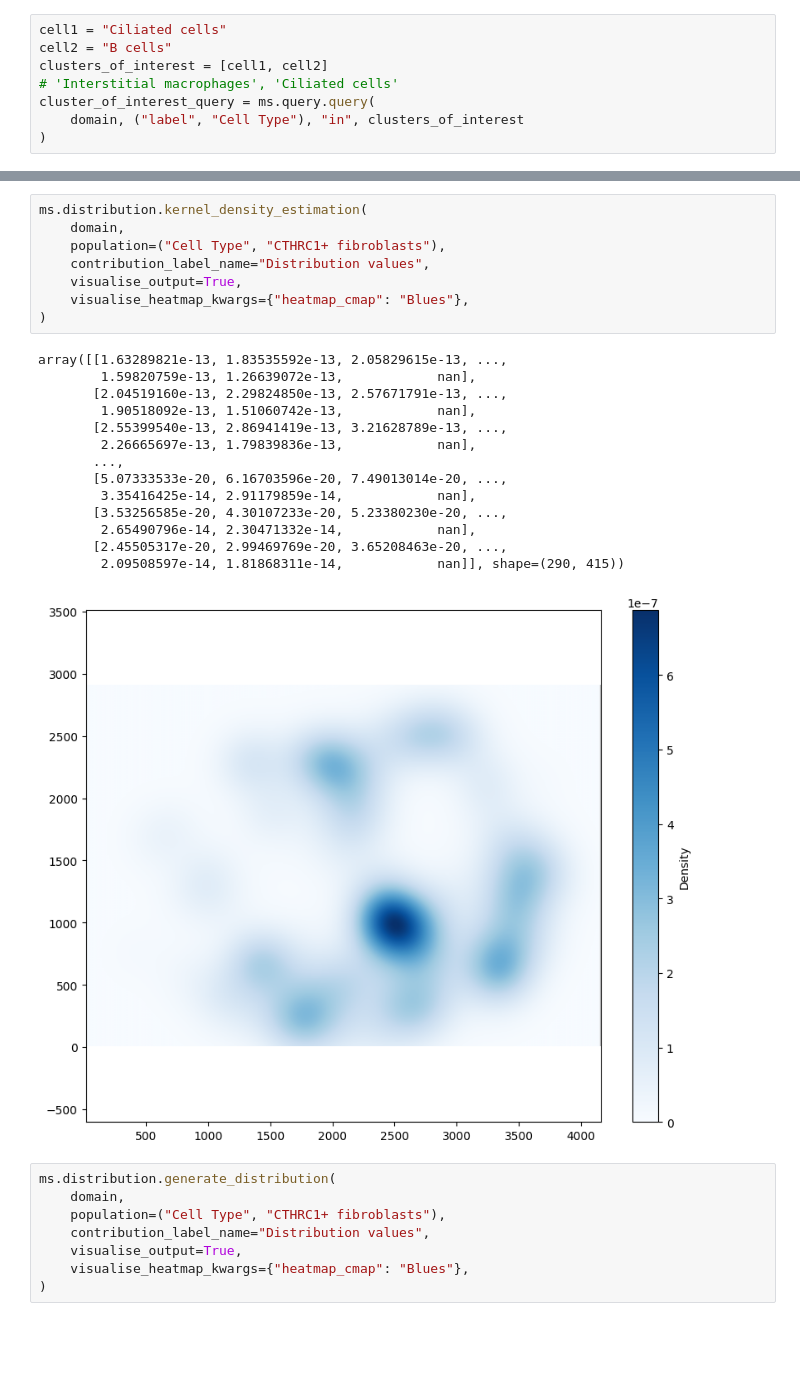
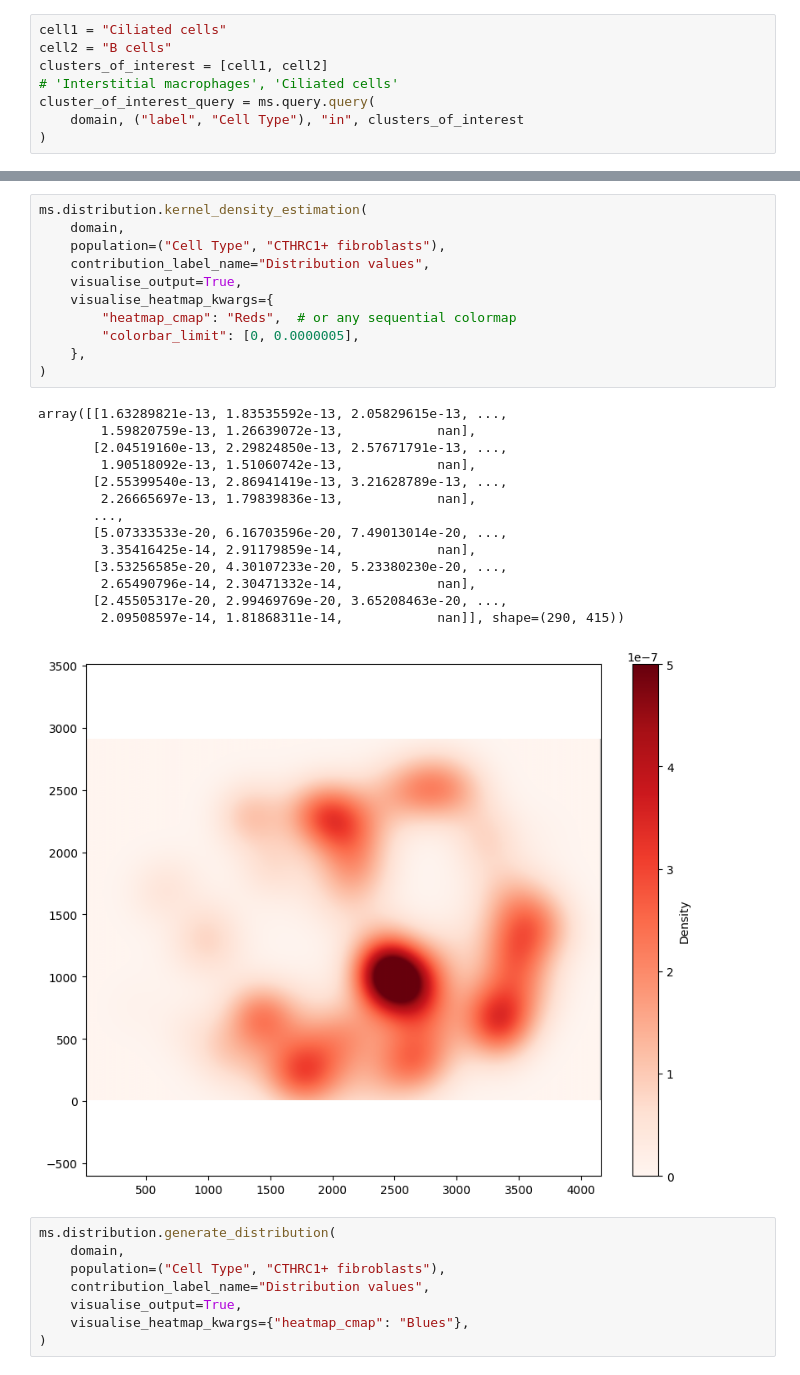
Before and after one commit to spatts14/AirScape_analysis, a Jupyter notebook: notebooks/visualize_muspan.ipynb, the cells around one changed output, grey strips where cells are left out. Cells and saved outputs as stored; diff of their text form; blank space fills up the shorter version.

```diff
--- a/notebooks/visualize_muspan.ipynb
+++ b/notebooks/visualize_muspan.ipynb
@@ -110,26 +125,29 @@ cluster_of_interest_query = ms.query.query(
 # %%
 ms.distribution.kernel_density_estimation(
     domain,
     population=("Cell Type", "CTHRC1+ fibroblasts"),
     contribution_label_name="Distribution values",
     visualise_output=True,
-    visualise_heatmap_kwargs={"heatmap_cmap": "Blues"},
+    visualise_heatmap_kwargs={
+        "heatmap_cmap": "Reds",  # or any sequential colormap
+        "colorbar_limit": [0, 0.0000005],
+    },
 )
 # %% [output]
 array([[1.63289821e-13, 1.83535592e-13, 2.05829615e-13, ...,
         1.59820759e-13, 1.26639072e-13,            nan],
        [2.04519160e-13, 2.29824850e-13, 2.57671791e-13, ...,
         1.90518092e-13, 1.51060742e-13,            nan],
        [2.55399540e-13, 2.86941419e-13, 3.21628789e-13, ...,
         2.26665697e-13, 1.79839836e-13,            nan],
        ...,
        [5.07333533e-20, 6.16703596e-20, 7.49013014e-20, ...,
         3.35416425e-14, 2.91179859e-14,            nan],
        [3.53256585e-20, 4.30107233e-20, 5.23380230e-20, ...,
         2.65490796e-14, 2.30471332e-14,            nan],
        [2.45505317e-20, 2.99469769e-20, 3.65208463e-20, ...,
         2.09508597e-14, 1.81868311e-14,            nan]], shape=(290, 415))
-[figure, old version]
+[figure, new version]
 # %%
 ms.distribution.generate_distribution(
     domain,
```
Also changed, not shown: parts of 1 cell of this notebook, 1 other file.
